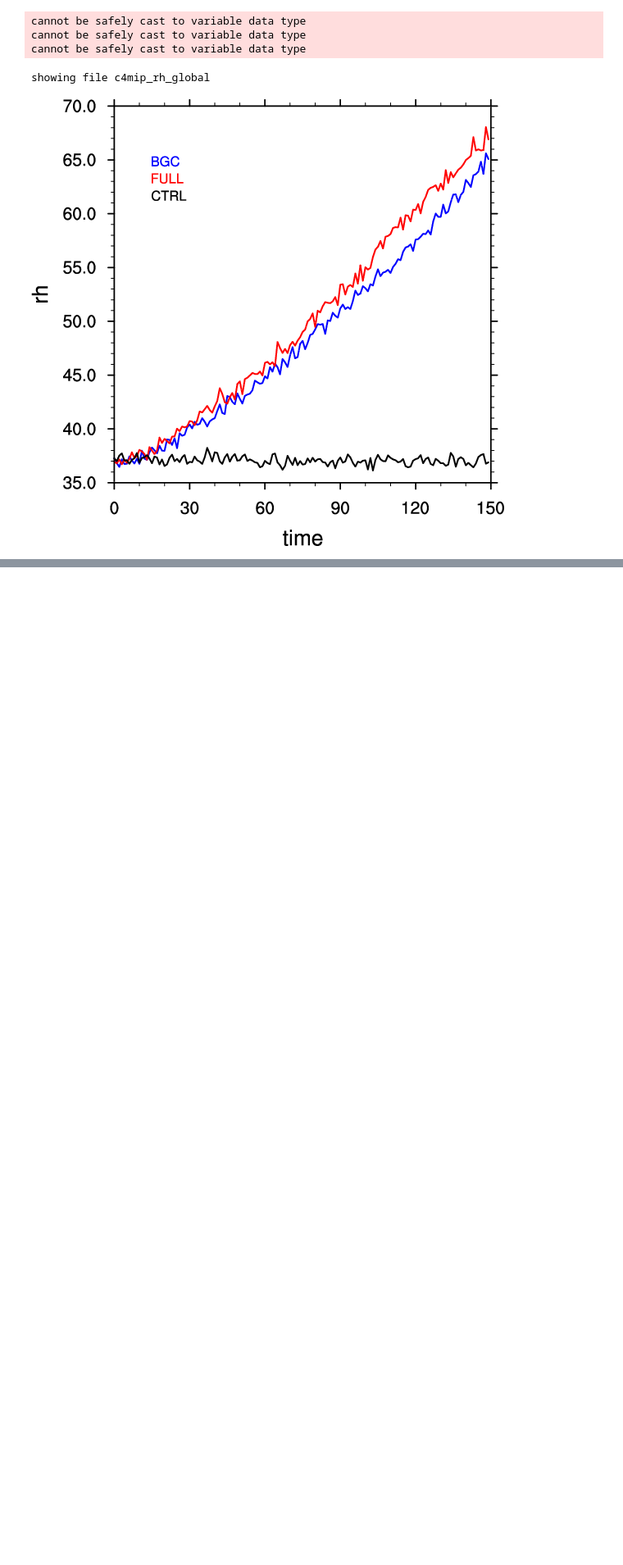
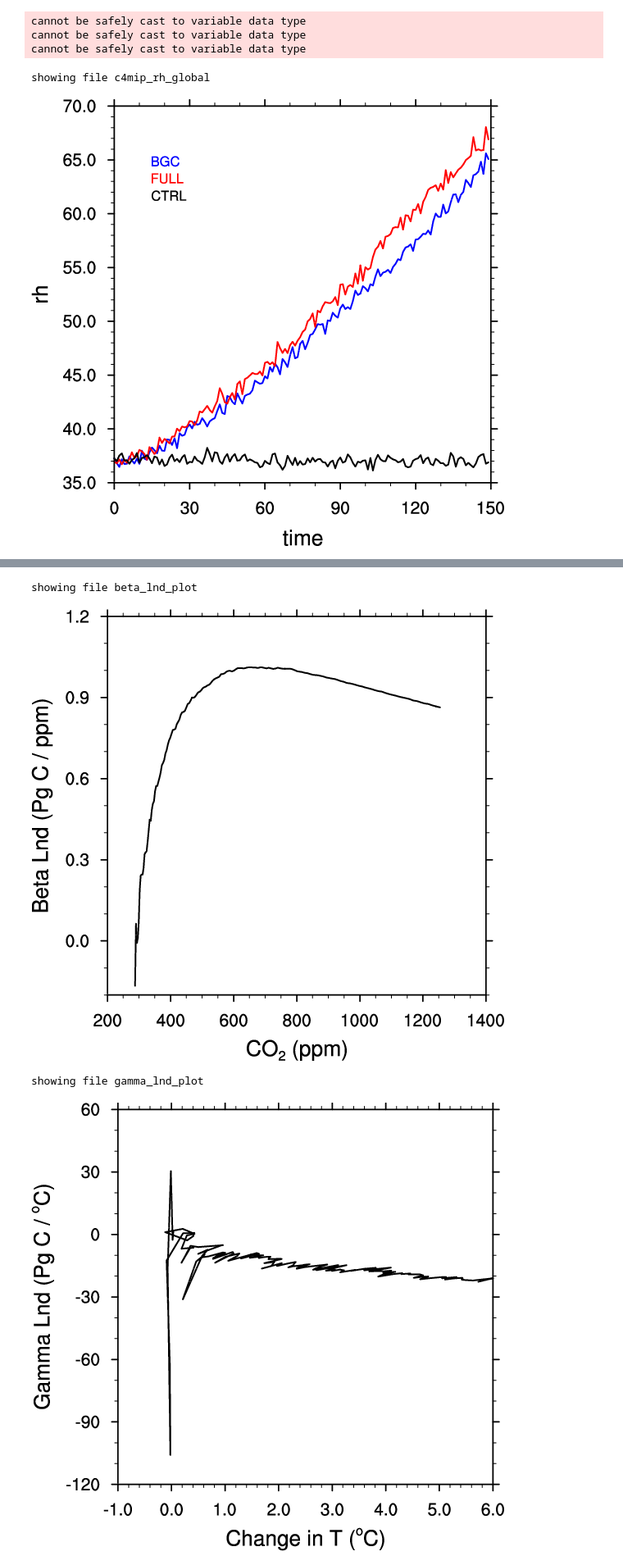
Before and after one commit to ckoven/cesm2_c4mip, a Jupyter notebook: cesm_c4mip.ipynb, the cells around one changed output, grey strips where cells are left out. Shown at 82% size. Saved outputs shown, nothing was run; the diff lists cells and outputs as text; code cells hidden in the pictures; blank space fills up the shorter version.

```diff
--- a/cesm_c4mip.ipynb
+++ b/cesm_c4mip.ipynb
@@ -642,0 +681,9 @@ np.savetxt('CESM2_PI_CONTROL.txt', data_out_ctrl, header=column_names, delimiter
+# %%
+## plot land beta and gamm curves
+map_funcs.xyplot(co2_bgc_global_annual, (cum_lnd_sink_bgc-cum_lnd_sink_ctrl)/delta_co2, file='beta_lnd_plot', showjupyter=True, xtitle='CO~B~2~N~ (ppm)', ytitle='Beta Lnd (Pg C / ppm)')
+map_funcs.xyplot(delta_T, (cum_lnd_sink_ful-cum_lnd_sink_bgc)/delta_T, file='gamma_lnd_plot', showjupyter=True, xtitle='Change in T (~S~o~N~C)', ytitle='Gamma Lnd (Pg C / ~S~o~N~C)')
+# %% [output]
+showing file beta_lnd_plot
+[figure, added]
+showing file gamma_lnd_plot
+[figure, added]
```
Also changed, not shown: parts of 9 cells of this notebook.
